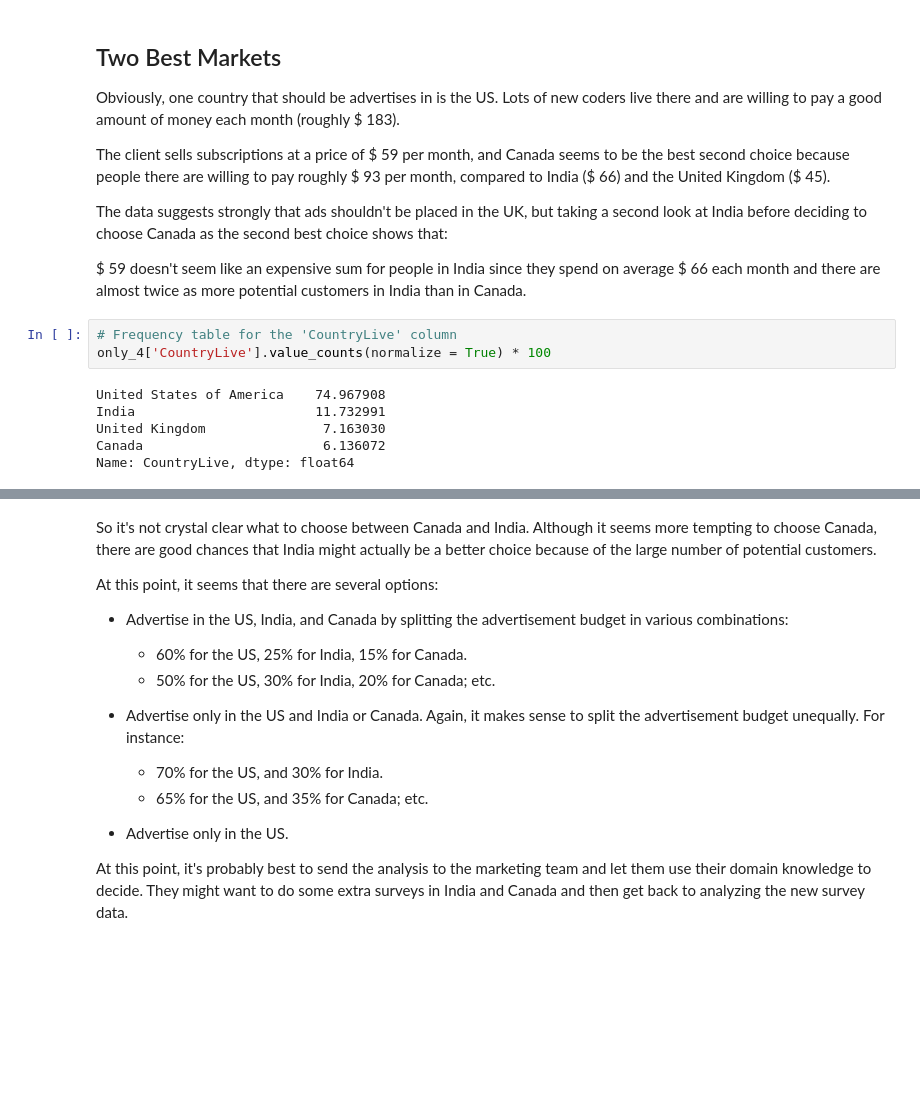
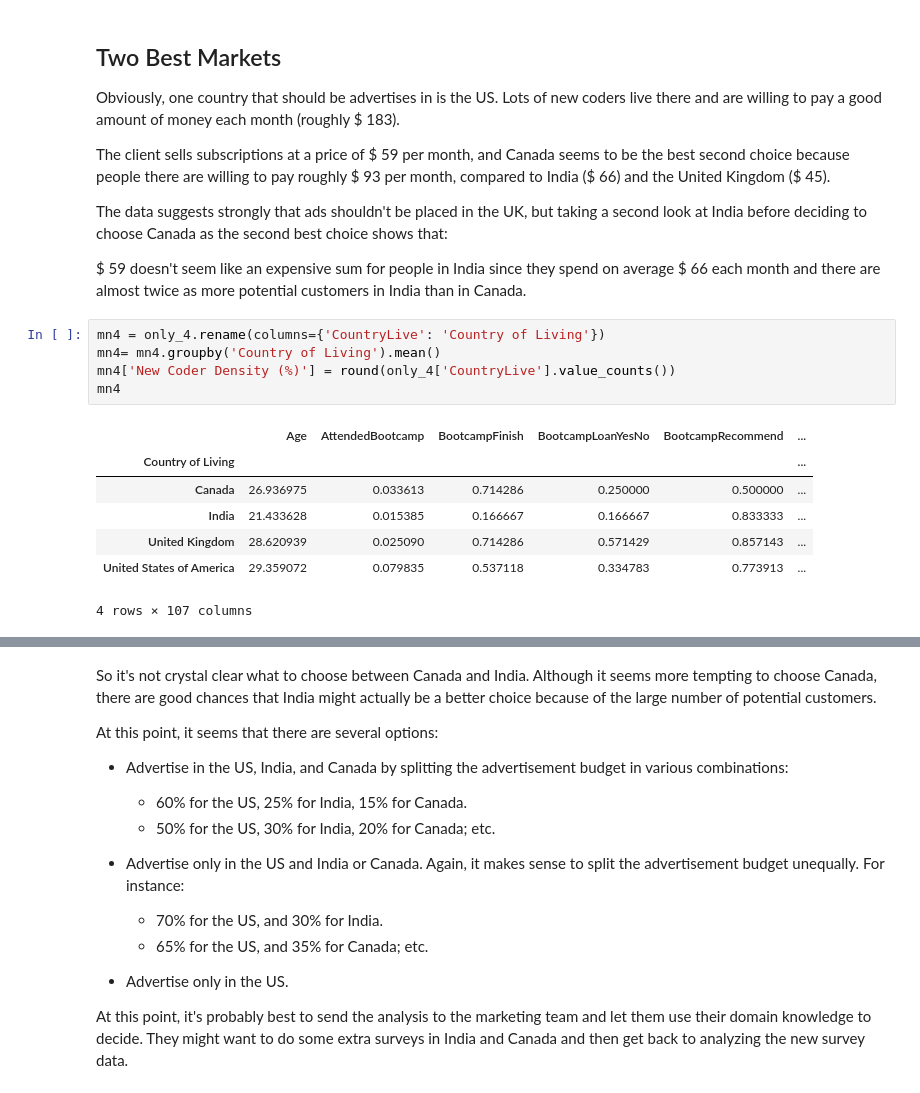
Before and after one commit to shikaangelique/DataScience, a Jupyter notebook: Stats/Best Markets to Advertise In/best_e_learning_markets.ipynb, the cells around one changed output, grey strips where cells are left out. Saved outputs shown, nothing was run; the diff lists cells and outputs as text; blank space fills up the shorter version.

```diff
--- a/Stats/Best Markets to Advertise In/best_e_learning_markets.ipynb
+++ b/Stats/Best Markets to Advertise In/best_e_learning_markets.ipynb
@@ -361,12 +370,16 @@ The client sells subscriptions at a price of &#36; 59 per month, and Canada seem
 The data suggests strongly that ads shouldn't be placed in the UK, but taking a second look at India before deciding to choose Canada as the second best choice shows that:
 
 &#36; 59 doesn't seem like an expensive sum for people in India since they spend on average &#36; 66 each month and there are almost twice as more potential customers in India than in Canada.
-# %%
-# Frequency table for the 'CountryLive' column
-only_4['CountryLive'].value_counts(normalize = True) * 100
-# %% [output]
-United States of America    74.967908
-India                       11.732991
-United Kingdom               7.163030
-Canada                       6.136072
-Name: CountryLive, dtype: float64
+# %%
+mn4 = only_4.rename(columns={'CountryLive': 'Country of Living'})
+mn4= mn4.groupby('Country of Living').mean()
+mn4['New Coder Density (%)'] = round(only_4['CountryLive'].value_counts())
+mn4
+# %% [output]
+|  | Age | AttendedBootcamp | BootcampFinish | BootcampLoanYesNo | BootcampRecommend | ... |
+| Country of Living |  |  |  |  |  | ... |
+| Canada | 26.936975 | 0.033613 | 0.714286 | 0.250000 | 0.500000 | ... |
+| India | 21.433628 | 0.015385 | 0.166667 | 0.166667 | 0.833333 | ... |
+| United Kingdom | 28.620939 | 0.025090 | 0.714286 | 0.571429 | 0.857143 | ... |
+| United States of America | 29.359072 | 0.079835 | 0.537118 | 0.334783 | 0.773913 | ... |
+4 rows × 107 columns
```
Also changed, not shown: parts of 3 cells of this notebook.
